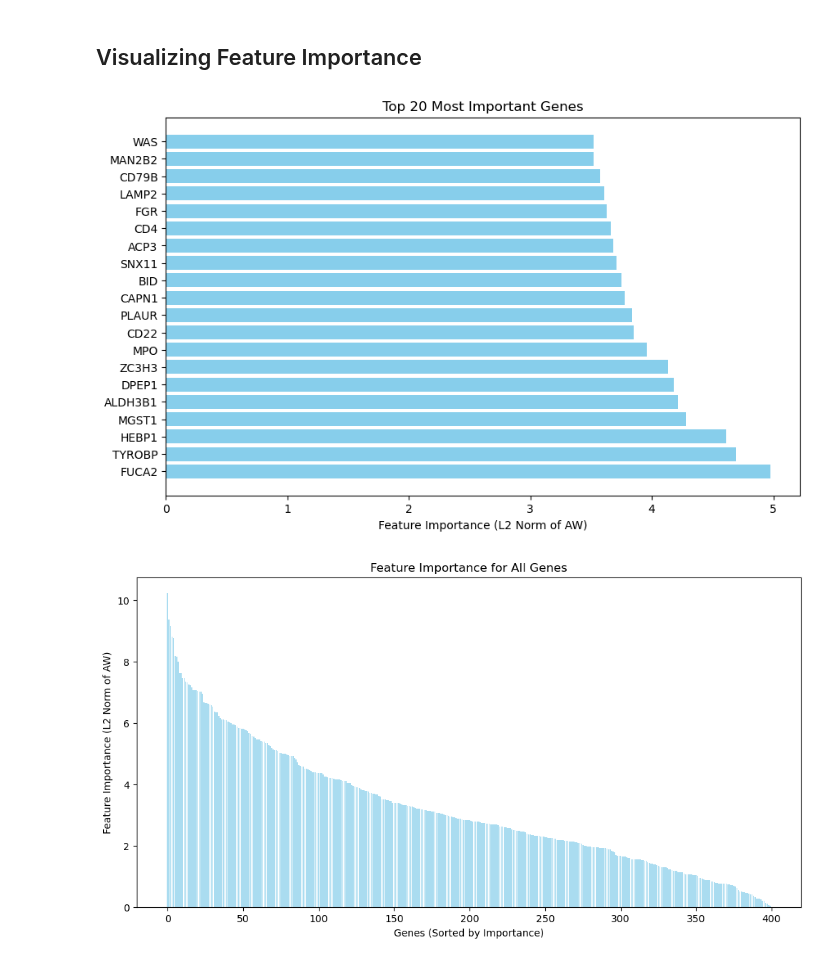
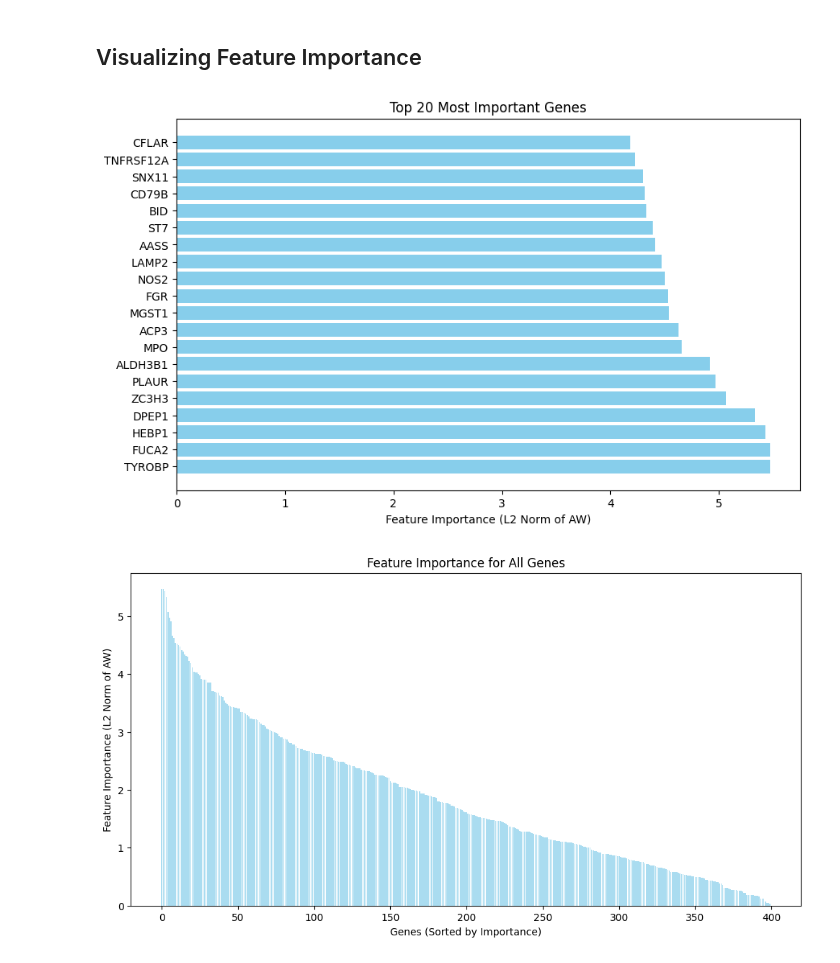
Before and after one commit to Richlogger/42186-Model-Based-ML-Project, a Jupyter notebook: PPCA_ARD.ipynb, the cells around one changed output. Drawn from its saved outputs; the diff is of its cells as text; code cells hidden in the pictures.

```diff
--- a/PPCA_ARD.ipynb
+++ b/PPCA_ARD.ipynb
@@ -605,17 +730,15 @@ Validation Accuracy: 0.9600
 # %%
 # Example usage
 W = pyro.param("w_loc").detach().cpu().numpy()  # Shape: [latent_dim, n_genes]
 A = A_pm.detach().cpu().numpy()                # Shape: [n_classes, latent_dim]
 top_n = 20
-gene_importance = np.linalg.norm(A @ W, axis=0)  # Compute importance for all genes
-
 
 # Compute feature importance
-top_indices, top_importance = compute_feature_importance_from_AW(W, A, alpha_mean, top_n=top_n)
+gene_importance, top_indices, top_importance = compute_feature_importance_from_AW(W, A, alpha_mean, top_n=top_n)
 
 # Plot the top genes
 plot_top_genes_from_AW(top_indices, top_importance, top_n=top_n, gene_names=gene_names)
 plot_all_genes_from_AW(gene_importance)
 # %% [output]
-[figure, old version]
+[figure, new version]
-[figure, old version]
+[figure, new version]
```
Also changed, not shown: parts of 11 cells of this notebook.
